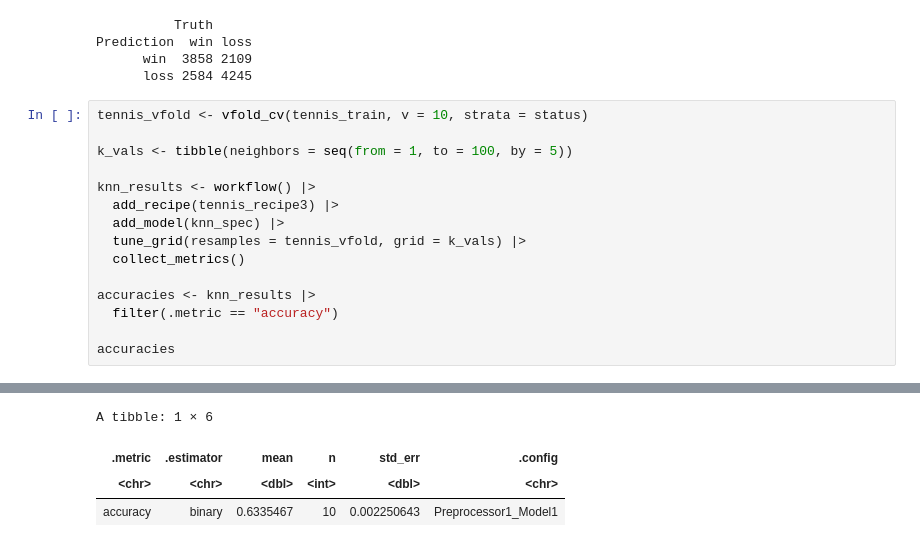
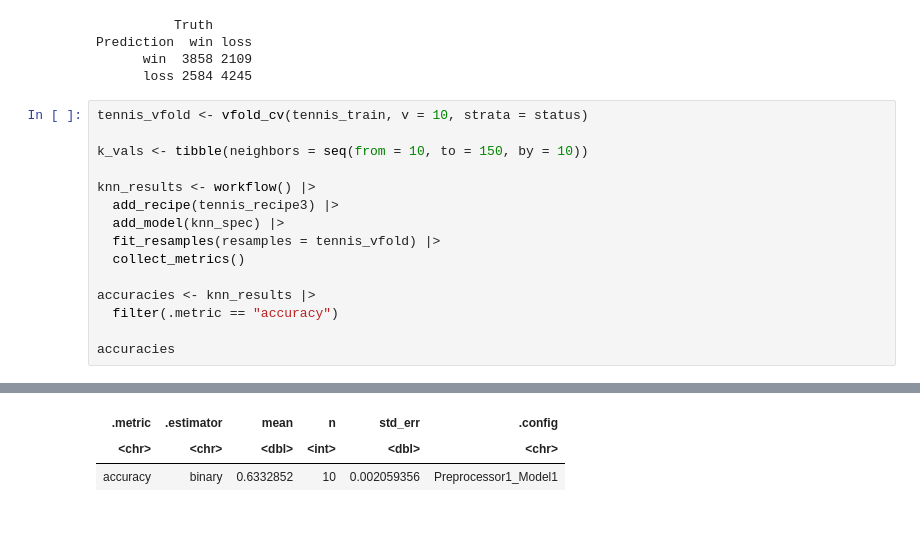
Before and after one commit to Jinception01/DSCI_100_Group_32, a Jupyter notebook: Group_32_Project.ipynb, the cells around one changed output, grey strips where cells are left out. Cells and saved outputs as stored; diff of their text form.

```diff
--- a/Group_32_Project.ipynb
+++ b/Group_32_Project.ipynb
@@ -271,12 +395,12 @@ Prediction  win loss
 # %%
 tennis_vfold <- vfold_cv(tennis_train, v = 10, strata = status)
 
-k_vals <- tibble(neighbors = seq(from = 1, to = 100, by = 5))
+k_vals <- tibble(neighbors = seq(from = 10, to = 150, by = 10))
 
 knn_results <- workflow() |>
   add_recipe(tennis_recipe3) |>
   add_model(knn_spec) |>
-  tune_grid(resamples = tennis_vfold, grid = k_vals) |>
+  fit_resamples(resamples = tennis_vfold) |>
   collect_metrics()
 
 accuracies <- knn_results |>
@@ -289,4 +412,3 @@ Warning message:
-A tibble: 1 × 6
 | .metric | .estimator | mean | n | std_err | .config |
 | <chr> | <chr> | <dbl> | <int> | <dbl> | <chr> |
-| accuracy | binary | 0.6335467 | 10 | 0.002250643 | Preprocessor1_Model1 |
+| accuracy | binary | 0.6332852 | 10 | 0.002059356 | Preprocessor1_Model1 |
```
Also changed, not shown: parts of 38 cells of this notebook.
